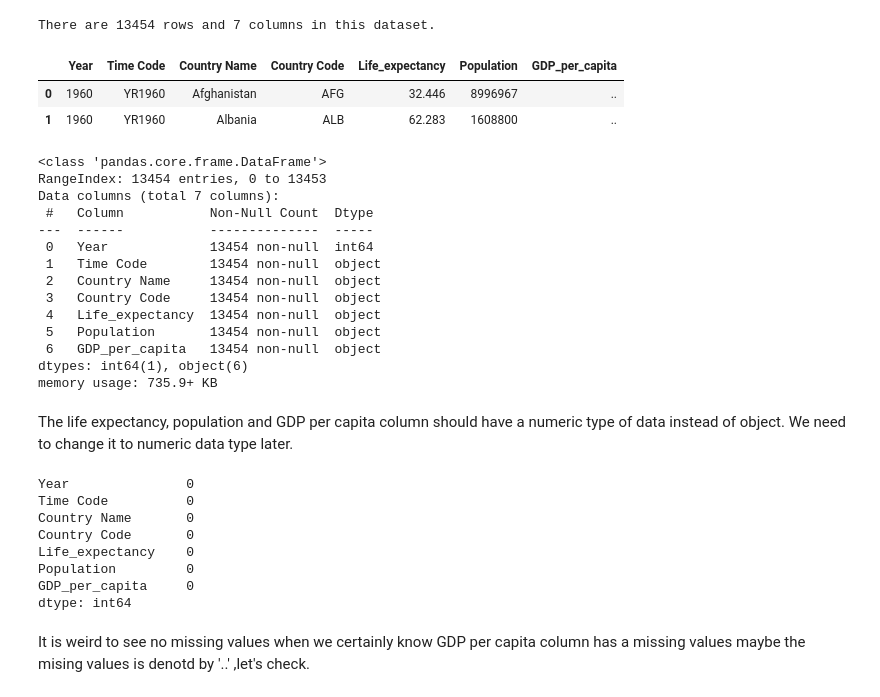
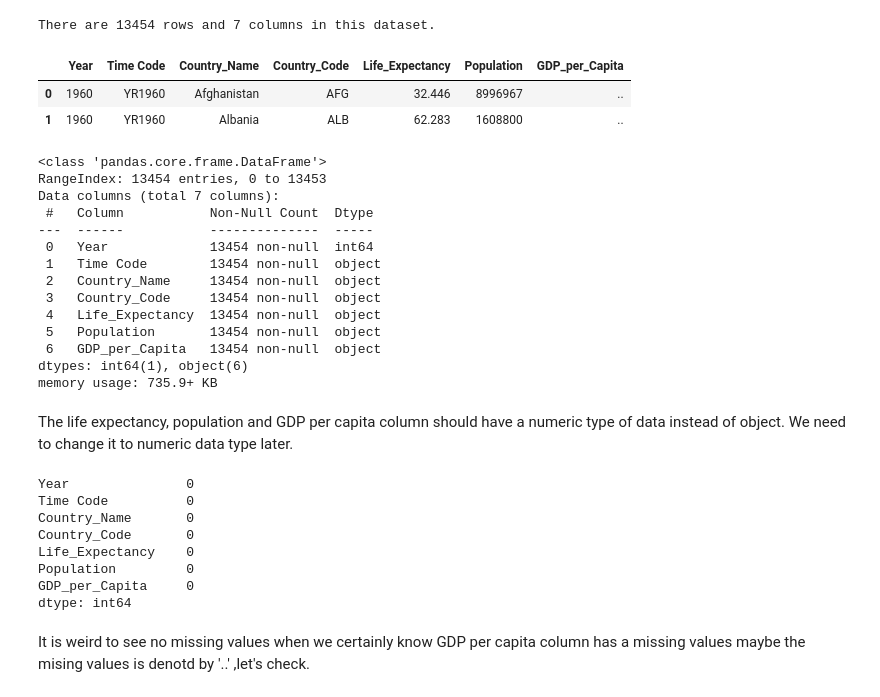
Before and after one commit to fazlanharun/Life-expectancy-and-income-Python, a Jupyter notebook: Life Expectancy and income.ipynb, the cells around one changed output. Saved outputs shown, nothing was run; the diff lists cells and outputs as text; code cells hidden in the pictures.

```diff
--- a/Life Expectancy and income.ipynb
+++ b/Life Expectancy and income.ipynb
@@ -75,17 +82,19 @@ There are 13454 rows and 7 columns in this dataset.
 # %%
 #renaming column
 
 data.rename(
     columns={
         'Time':'Year',
-        'GDP per capita, PPP (current international $) [NY.GDP.PCAP.PP.CD]':'GDP_per_capita',
+        'GDP per capita, PPP (current international $) [NY.GDP.PCAP.PP.CD]':'GDP_per_Capita',
         'Population, total [SP.POP.TOTL]':'Population',
-        'Life expectancy at birth, total (years) [SP.DYN.LE00.IN]':'Life_expectancy'
+        'Life expectancy at birth, total (years) [SP.DYN.LE00.IN]':'Life_Expectancy',
+        'Country Code' : 'Country_Code',
+        'Country Name' : 'Country_Name'
     },inplace=True)
 
 data.head(2)
 # %% [output]
-|  | Year | Time Code | Country Name | Country Code | Life_expectancy | Population | GDP_per_capita |
+|  | Year | Time Code | Country_Name | Country_Code | Life_Expectancy | Population | GDP_per_Capita |
 | 0 | 1960 | YR1960 | Afghanistan | AFG | 32.446 | 8996967 | .. |
 | 1 | 1960 | YR1960 | Albania | ALB | 62.283 | 1608800 | .. |
 # %%
@@ -98,11 +107,11 @@ Data columns (total 7 columns):
 ---  ------           --------------  -----
  0   Year             13454 non-null  int64
  1   Time Code        13454 non-null  object
- 2   Country Name     13454 non-null  object
- 3   Country Code     13454 non-null  object
- 4   Life_expectancy  13454 non-null  object
+ 2   Country_Name     13454 non-null  object
+ 3   Country_Code     13454 non-null  object
+ 4   Life_Expectancy  13454 non-null  object
  5   Population       13454 non-null  object
- 6   GDP_per_capita   13454 non-null  object
+ 6   GDP_per_Capita   13454 non-null  object
 dtypes: int64(1), object(6)
 memory usage: 735.9+ KB
 # %% [markdown]
@@ -114,11 +123,11 @@ data.isna().sum()
 # %% [output]
 Year               0
 Time Code          0
-Country Name       0
-Country Code       0
-Life_expectancy    0
+Country_Name       0
+Country_Code       0
+Life_Expectancy    0
 Population         0
-GDP_per_capita     0
+GDP_per_Capita     0
 dtype: int64
 # %% [markdown]
 It is weird to see no missing values when we certainly know GDP per capita column has a missing values maybe the mising values is denotd by '..' ,let's check.
```
Also changed, not shown: parts of 37 cells of this notebook, 1 other file.
